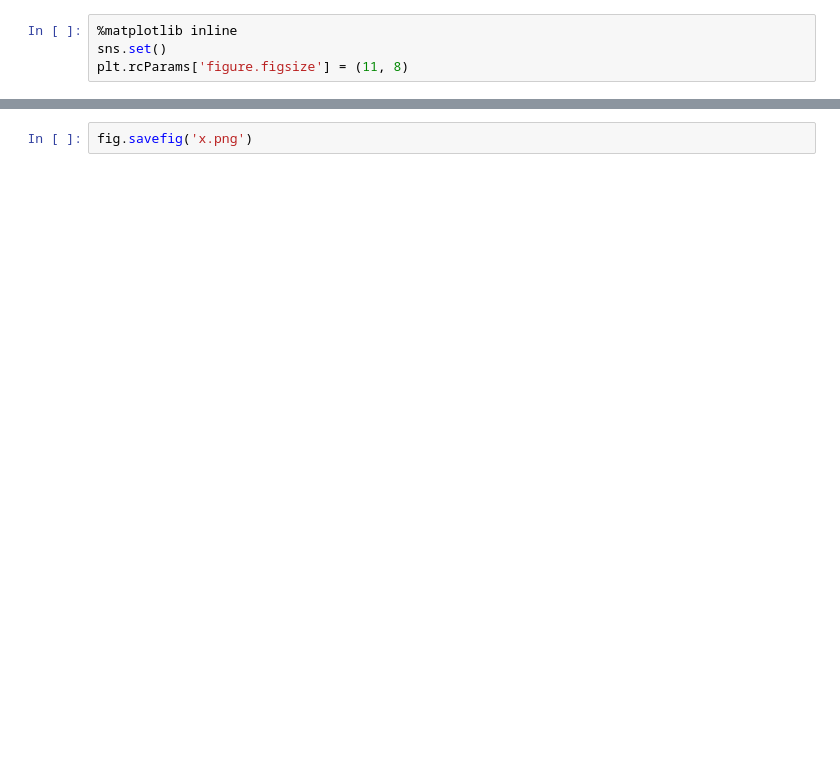
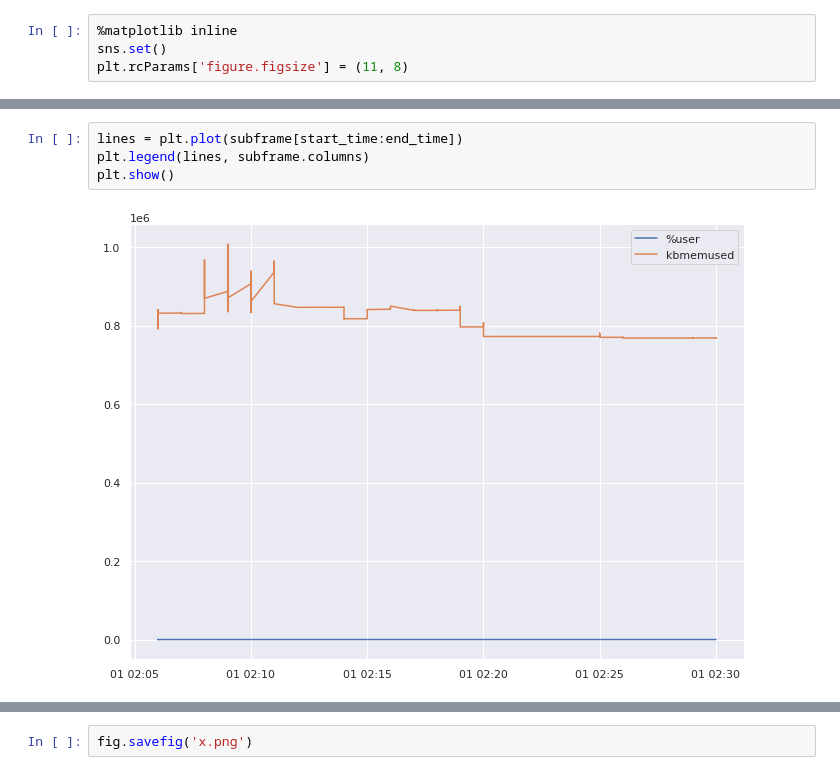
Before and after one commit to genzj/data-visualization-course, a Jupyter notebook: ch02-server-metrics/Answer.ipynb, the cells around one changed output, grey strips where cells are left out. Cells and saved outputs as stored; diff of their text form; blank space fills up the shorter version.

```diff
--- a/ch02-server-metrics/Answer.ipynb
+++ b/ch02-server-metrics/Answer.ipynb
@@ -226,0 +44,6 @@ fig.show()
+# %%
+lines = plt.plot(subframe[start_time:end_time])
+plt.legend(lines, subframe.columns)
+plt.show()
+# %% [output]
+[figure, added]
```
Also changed, not shown: parts of 41 cells of this notebook, 1 other file.
